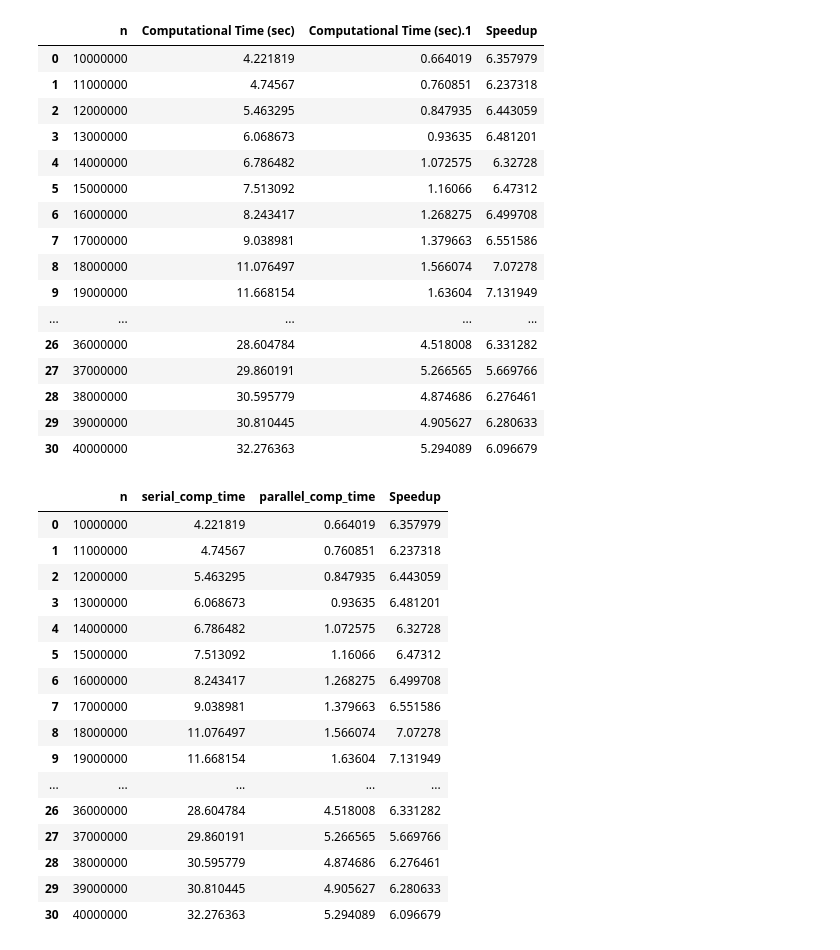
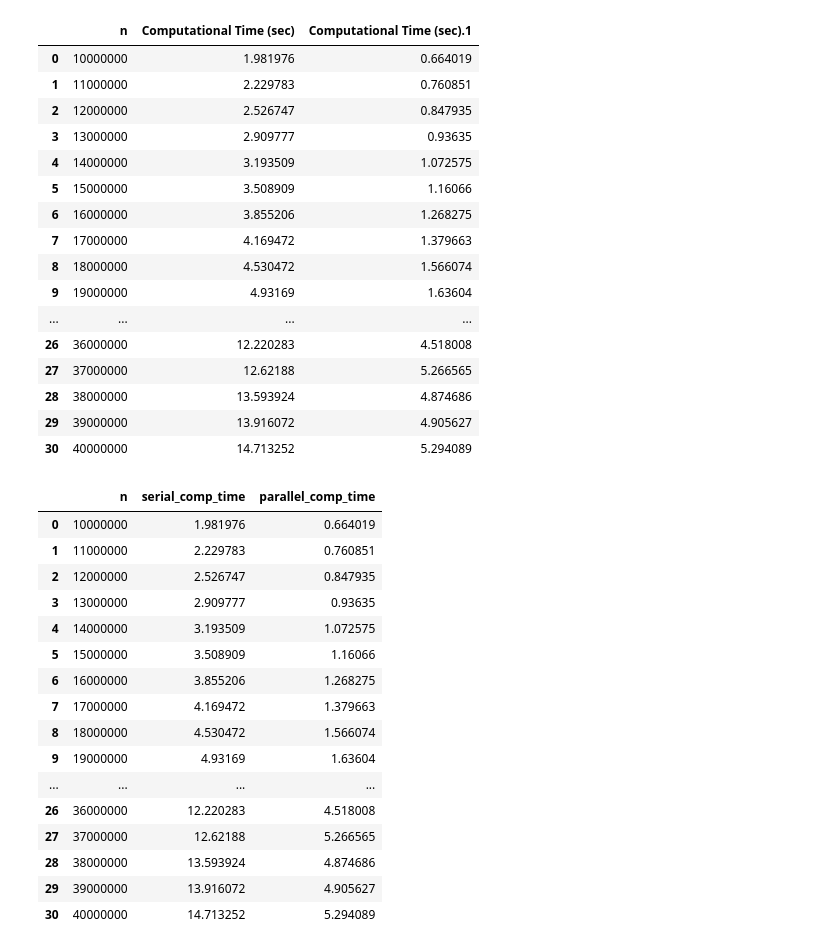
Before and after one commit to sshe0113/FIT3143_lab01, a Jupyter notebook: graph/task2_graph1.ipynb, the cells around one changed output. Cells and saved outputs as stored; diff of their text form; code cells hidden in the pictures.

```diff
--- a/graph/task2_graph1.ipynb
+++ b/graph/task2_graph1.ipynb
@@ -15,25 +15,25 @@ df.head()
 # %%
-df2 = df.iloc[0:31, [0,1,3,5]]
+df2 = df.iloc[0:31, [0,1,2]]
 
 df2
 # %% [output]
-|  | n | Computational Time (sec) | Computational Time (sec).1 | Speedup |
-| 0 | 10000000 | 4.221819 | 0.664019 | 6.357979 |
-| 1 | 11000000 | 4.74567 | 0.760851 | 6.237318 |
-| 2 | 12000000 | 5.463295 | 0.847935 | 6.443059 |
-| 3 | 13000000 | 6.068673 | 0.93635 | 6.481201 |
-| 4 | 14000000 | 6.786482 | 1.072575 | 6.32728 |
-| 5 | 15000000 | 7.513092 | 1.16066 | 6.47312 |
-| 6 | 16000000 | 8.243417 | 1.268275 | 6.499708 |
-| 7 | 17000000 | 9.038981 | 1.379663 | 6.551586 |
-| 8 | 18000000 | 11.076497 | 1.566074 | 7.07278 |
-| 9 | 19000000 | 11.668154 | 1.63604 | 7.131949 |
-| ... | ... | ... | ... | ... |
-| 26 | 36000000 | 28.604784 | 4.518008 | 6.331282 |
-| 27 | 37000000 | 29.860191 | 5.266565 | 5.669766 |
-| 28 | 38000000 | 30.595779 | 4.874686 | 6.276461 |
-| 29 | 39000000 | 30.810445 | 4.905627 | 6.280633 |
-| 30 | 40000000 | 32.276363 | 5.294089 | 6.096679 |
+|  | n | Computational Time (sec) | Computational Time (sec).1 |
+| 0 | 10000000 | 1.981976 | 0.664019 |
+| 1 | 11000000 | 2.229783 | 0.760851 |
+| 2 | 12000000 | 2.526747 | 0.847935 |
+| 3 | 13000000 | 2.909777 | 0.93635 |
+| 4 | 14000000 | 3.193509 | 1.072575 |
+| 5 | 15000000 | 3.508909 | 1.16066 |
+| 6 | 16000000 | 3.855206 | 1.268275 |
+| 7 | 17000000 | 4.169472 | 1.379663 |
+| 8 | 18000000 | 4.530472 | 1.566074 |
+| 9 | 19000000 | 4.93169 | 1.63604 |
+| ... | ... | ... | ... |
+| 26 | 36000000 | 12.220283 | 4.518008 |
+| 27 | 37000000 | 12.62188 | 5.266565 |
+| 28 | 38000000 | 13.593924 | 4.874686 |
+| 29 | 39000000 | 13.916072 | 4.905627 |
+| 30 | 40000000 | 14.713252 | 5.294089 |
 # %%
 df2.rename(columns={"Computational Time (sec)": "serial_comp_time",
                           "Computational Time (sec).1": "parallel_comp_time"},
@@ -41,23 +41,23 @@ df2.rename(columns={"Computational Time (sec)": "serial_comp_time",
 
 df2
 # %% [output]
-|  | n | serial_comp_time | parallel_comp_time | Speedup |
-| 0 | 10000000 | 4.221819 | 0.664019 | 6.357979 |
-| 1 | 11000000 | 4.74567 | 0.760851 | 6.237318 |
-| 2 | 12000000 | 5.463295 | 0.847935 | 6.443059 |
-| 3 | 13000000 | 6.068673 | 0.93635 | 6.481201 |
-| 4 | 14000000 | 6.786482 | 1.072575 | 6.32728 |
-| 5 | 15000000 | 7.513092 | 1.16066 | 6.47312 |
-| 6 | 16000000 | 8.243417 | 1.268275 | 6.499708 |
-| 7 | 17000000 | 9.038981 | 1.379663 | 6.551586 |
-| 8 | 18000000 | 11.076497 | 1.566074 | 7.07278 |
-| 9 | 19000000 | 11.668154 | 1.63604 | 7.131949 |
-| ... | ... | ... | ... | ... |
-| 26 | 36000000 | 28.604784 | 4.518008 | 6.331282 |
-| 27 | 37000000 | 29.860191 | 5.266565 | 5.669766 |
-| 28 | 38000000 | 30.595779 | 4.874686 | 6.276461 |
-| 29 | 39000000 | 30.810445 | 4.905627 | 6.280633 |
-| 30 | 40000000 | 32.276363 | 5.294089 | 6.096679 |
+|  | n | serial_comp_time | parallel_comp_time |
+| 0 | 10000000 | 1.981976 | 0.664019 |
+| 1 | 11000000 | 2.229783 | 0.760851 |
+| 2 | 12000000 | 2.526747 | 0.847935 |
+| 3 | 13000000 | 2.909777 | 0.93635 |
+| 4 | 14000000 | 3.193509 | 1.072575 |
+| 5 | 15000000 | 3.508909 | 1.16066 |
+| 6 | 16000000 | 3.855206 | 1.268275 |
+| 7 | 17000000 | 4.169472 | 1.379663 |
+| 8 | 18000000 | 4.530472 | 1.566074 |
+| 9 | 19000000 | 4.93169 | 1.63604 |
+| ... | ... | ... | ... |
+| 26 | 36000000 | 12.220283 | 4.518008 |
+| 27 | 37000000 | 12.62188 | 5.266565 |
+| 28 | 38000000 | 13.593924 | 4.874686 |
+| 29 | 39000000 | 13.916072 | 4.905627 |
+| 30 | 40000000 | 14.713252 | 5.294089 |
 # %%
 plt.figure(figsize=(10, 6), dpi=300)
 
```
Also changed, not shown: parts of 5 cells of this notebook, 12 other files.
